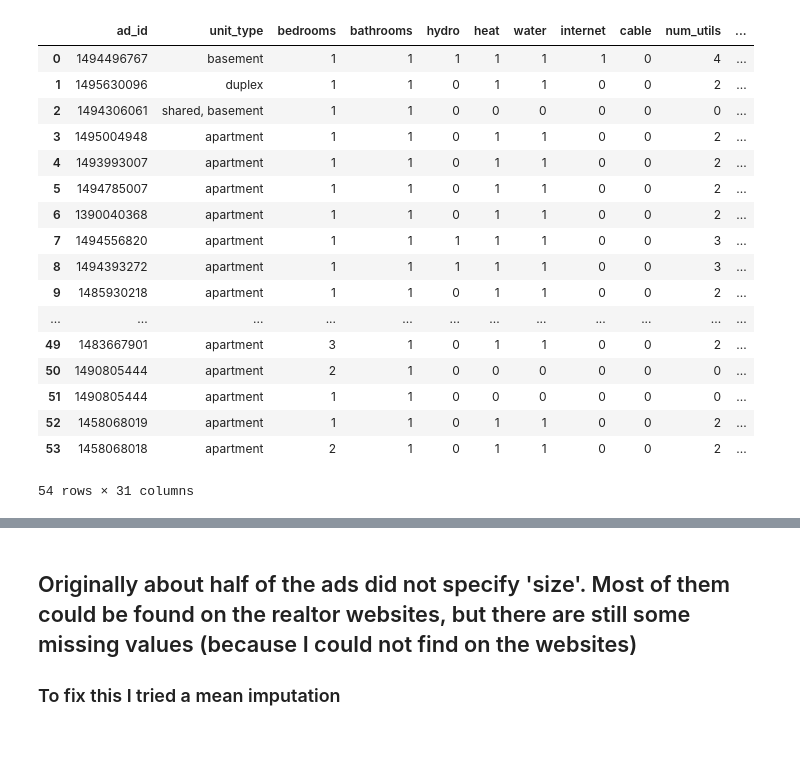
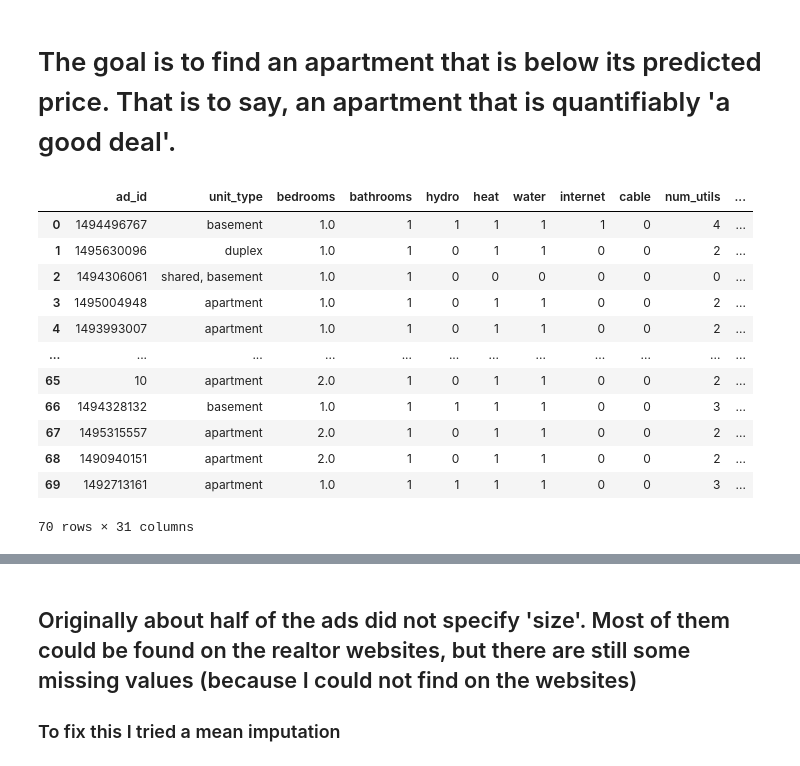
Before and after one commit to suarez96/apartment_regression, a Jupyter notebook: apartment.ipynb, the cells around one changed output, grey strips where cells are left out. Cells and saved outputs as stored; diff of their text form; code cells hidden in the pictures.

```diff
--- a/apartment.ipynb
+++ b/apartment.ipynb
@@ -1,36 +1,36 @@
+# %% [markdown]
+# The goal is to find an apartment that is below its predicted price. That is to say, an apartment that is quantifiably 'a good deal'.
 # %%
 import pandas as pd
 import cufflinks as cf
 import sklearn
 from sklearn.linear_model import LinearRegression
 import numpy as np
 from sklearn.model_selection import train_test_split
 import plotly.graph_objects as go
 from sklearn.metrics import mean_squared_error
+import plotly.express as px
 
 TEST_SIZE = 0
+NORMALIZE = False
+BUDGET = 1300
 
 cf.go_offline()
 df = pd.DataFrame(pd.read_excel('apartments.xlsx'))
 display(df)
 df.drop(columns=['furnished', 'move_in_date'], inplace=True)
 # %% [output]
 |  | ad_id | unit_type | bedrooms | bathrooms | hydro | heat | water | internet | cable | num_utils | ... |
-| 0 | 1494496767 | basement | 1 | 1 | 1 | 1 | 1 | 1 | 0 | 4 | ... |
-| 1 | 1495630096 | duplex | 1 | 1 | 0 | 1 | 1 | 0 | 0 | 2 | ... |
-| 2 | 1494306061 | shared, basement | 1 | 1 | 0 | 0 | 0 | 0 | 0 | 0 | ... |
-| 3 | 1495004948 | apartment | 1 | 1 | 0 | 1 | 1 | 0 | 0 | 2 | ... |
-| 4 | 1493993007 | apartment | 1 | 1 | 0 | 1 | 1 | 0 | 0 | 2 | ... |
-| 5 | 1494785007 | apartment | 1 | 1 | 0 | 1 | 1 | 0 | 0 | 2 | ... |
-| 6 | 1390040368 | apartment | 1 | 1 | 0 | 1 | 1 | 0 | 0 | 2 | ... |
-| 7 | 1494556820 | apartment | 1 | 1 | 1 | 1 | 1 | 0 | 0 | 3 | ... |
-| 8 | 1494393272 | apartment | 1 | 1 | 1 | 1 | 1 | 0 | 0 | 3 | ... |
-| 9 | 1485930218 | apartment | 1 | 1 | 0 | 1 | 1 | 0 | 0 | 2 | ... |
+| 0 | 1494496767 | basement | 1.0 | 1 | 1 | 1 | 1 | 1 | 0 | 4 | ... |
+| 1 | 1495630096 | duplex | 1.0 | 1 | 0 | 1 | 1 | 0 | 0 | 2 | ... |
+| 2 | 1494306061 | shared, basement | 1.0 | 1 | 0 | 0 | 0 | 0 | 0 | 0 | ... |
+| 3 | 1495004948 | apartment | 1.0 | 1 | 0 | 1 | 1 | 0 | 0 | 2 | ... |
+| 4 | 1493993007 | apartment | 1.0 | 1 | 0 | 1 | 1 | 0 | 0 | 2 | ... |
 | ... | ... | ... | ... | ... | ... | ... | ... | ... | ... | ... | ... |
-| 49 | 1483667901 | apartment | 3 | 1 | 0 | 1 | 1 | 0 | 0 | 2 | ... |
-| 50 | 1490805444 | apartment | 2 | 1 | 0 | 0 | 0 | 0 | 0 | 0 | ... |
-| 51 | 1490805444 | apartment | 1 | 1 | 0 | 0 | 0 | 0 | 0 | 0 | ... |
-| 52 | 1458068019 | apartment | 1 | 1 | 0 | 1 | 1 | 0 | 0 | 2 | ... |
-| 53 | 1458068018 | apartment | 2 | 1 | 0 | 1 | 1 | 0 | 0 | 2 | ... |
+| 65 | 10 | apartment | 2.0 | 1 | 0 | 1 | 1 | 0 | 0 | 2 | ... |
+| 66 | 1494328132 | basement | 1.0 | 1 | 1 | 1 | 1 | 0 | 0 | 3 | ... |
+| 67 | 1495315557 | apartment | 2.0 | 1 | 0 | 1 | 1 | 0 | 0 | 2 | ... |
+| 68 | 1490940151 | apartment | 2.0 | 1 | 0 | 1 | 1 | 0 | 0 | 2 | ... |
+| 69 | 1492713161 | apartment | 1.0 | 1 | 1 | 1 | 1 | 0 | 0 | 3 | ... |
-54 rows × 31 columns
+70 rows × 31 columns
 # %% [markdown]
```
Also changed, not shown: parts of 27 cells of this notebook, 2 other files.
